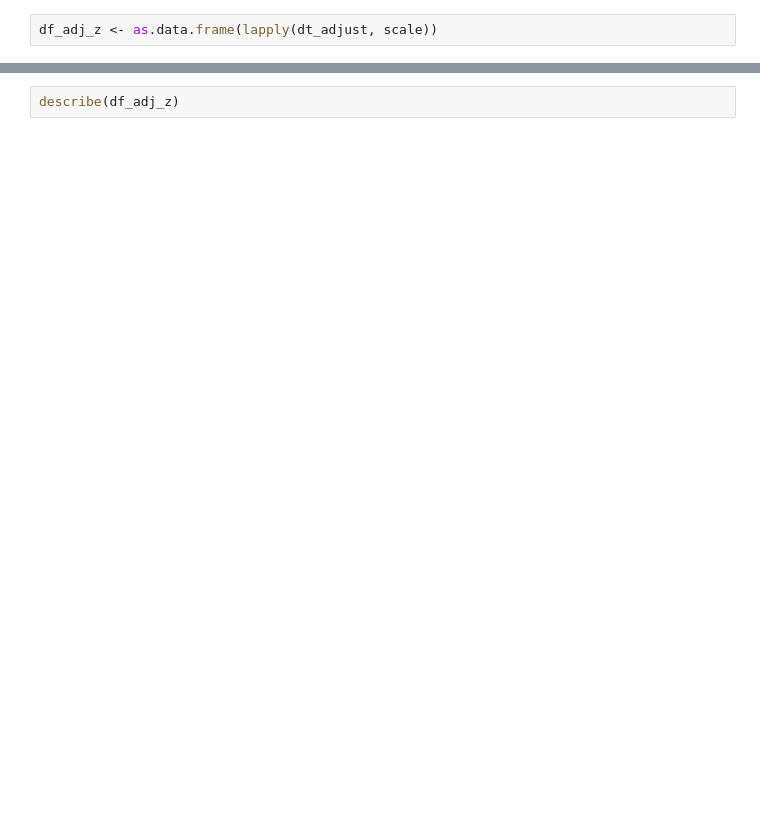
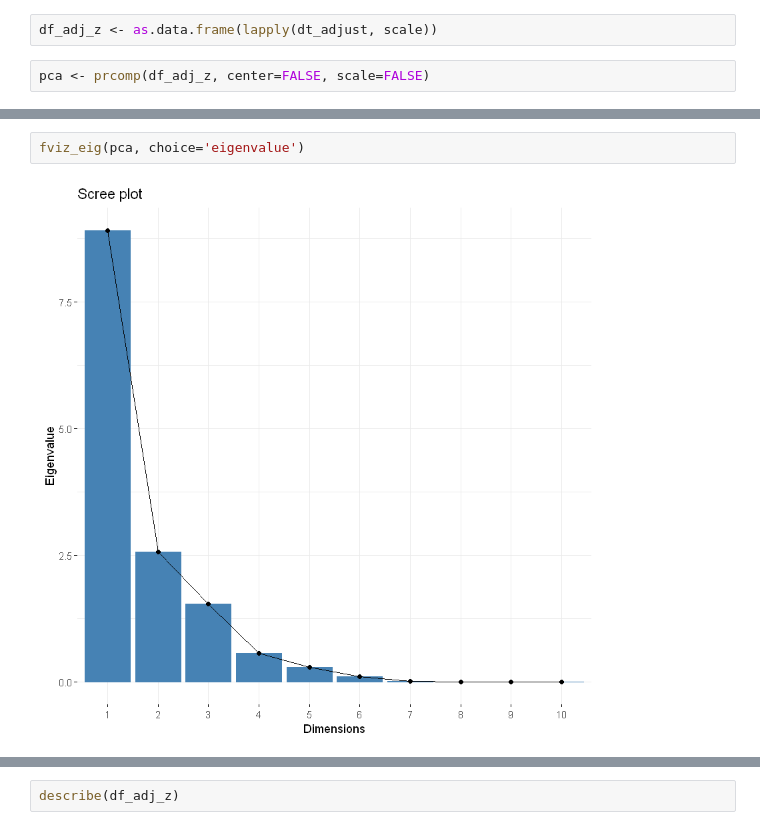
Before and after one commit to Pacholleck/University_Projects, a Jupyter notebook: Unsupervised-Learning/Clustering.ipynb, the cells around one changed output, grey strips where cells are left out. Drawn from its saved outputs; the diff is of its cells as text; blank space fills up the shorter version.

```diff
--- a/Unsupervised-Learning/Clustering.ipynb
+++ b/Unsupervised-Learning/Clustering.ipynb
@@ -202,2 +209,4 @@ dt_adjust <- na.omit(dt_adjust)
 # %%
 df_adj_z <- as.data.frame(lapply(dt_adjust, scale))
+# %%
+pca <- prcomp(df_adj_z, center=FALSE, scale=FALSE)
@@ -203,0 +239,4 @@ df_adj_z <- as.data.frame(lapply(dt_adjust, scale))
+# %%
+fviz_eig(pca, choice='eigenvalue')
+# %% [output]
+[figure, added]
```
Also changed, not shown: parts of 28 cells of this notebook.
